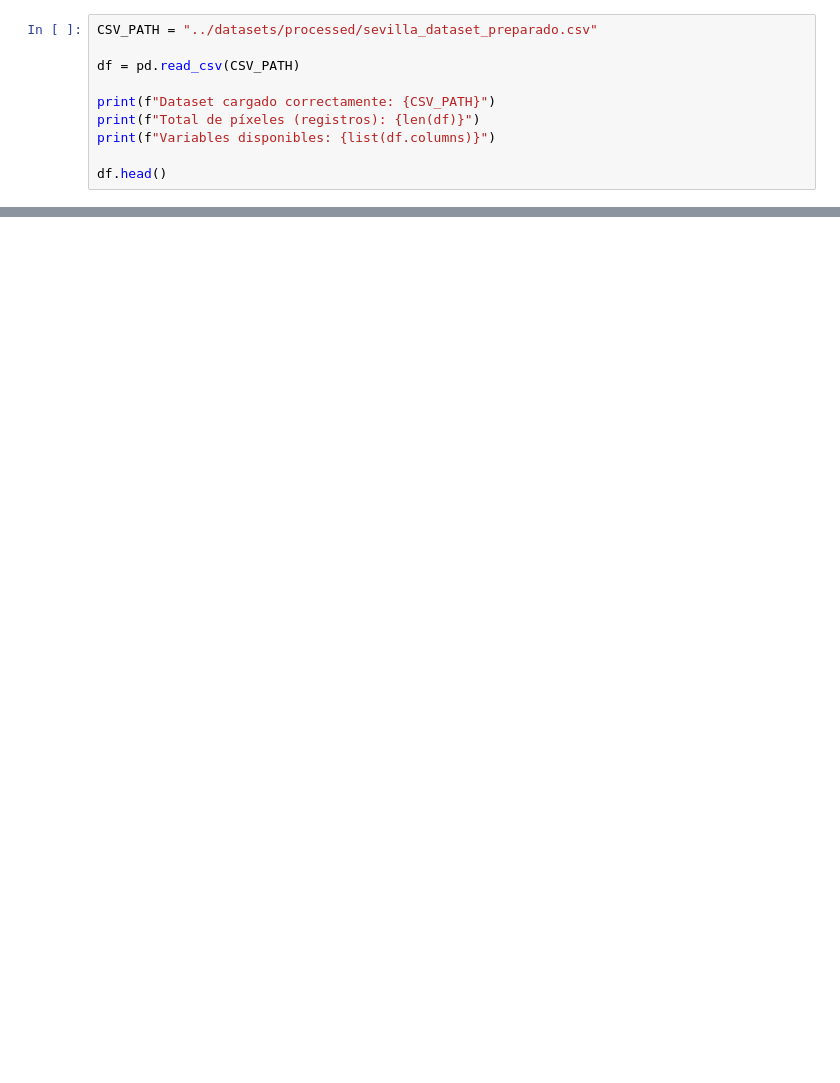
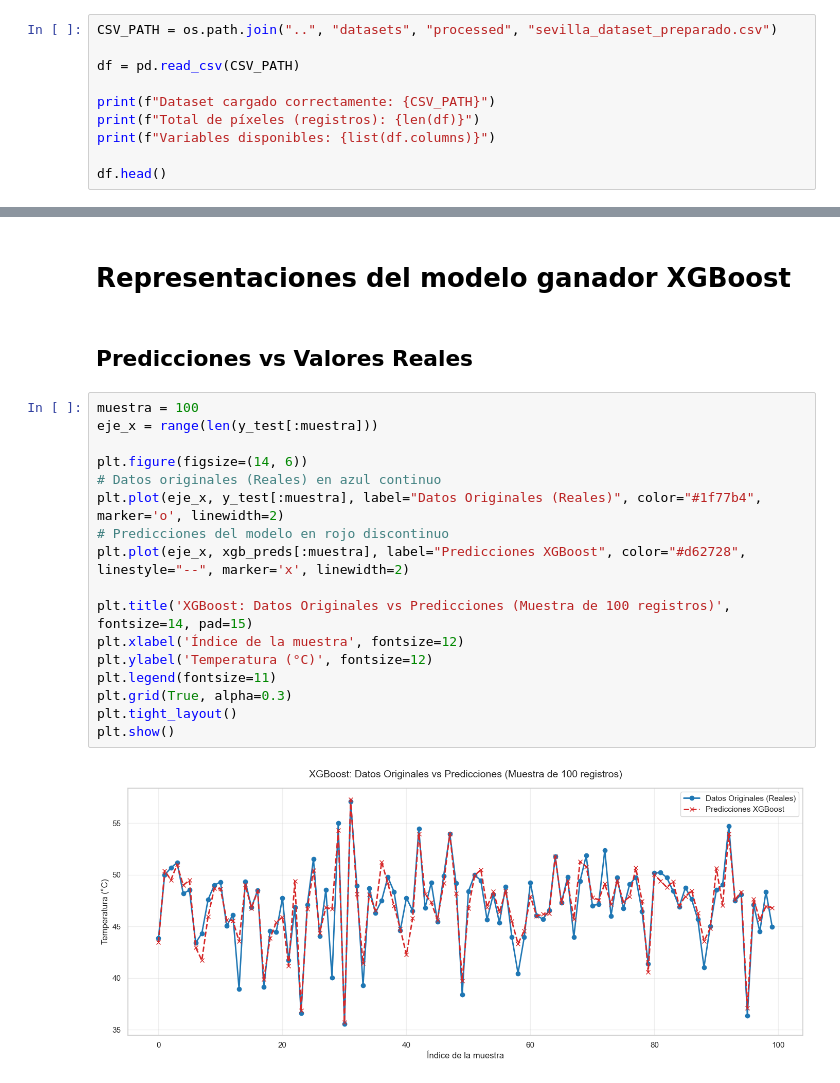
Before and after one commit to migueBarrera/uhi-sevilla-ml, a Jupyter notebook: notebooks/hito_05_modelado_validacion.ipynb, the cells around one changed output, grey strips where cells are left out. Saved outputs shown, nothing was run; the diff lists cells and outputs as text; blank space fills up the shorter version.

```diff
--- a/notebooks/hito_05_modelado_validacion.ipynb
+++ b/notebooks/hito_05_modelado_validacion.ipynb
@@ -22,7 +22,7 @@ from sklearn.ensemble import RandomForestRegressor
 import warnings
 warnings.filterwarnings('ignore')
 # %%
-CSV_PATH = "../datasets/processed/sevilla_dataset_preparado.csv"
+CSV_PATH = os.path.join("..", "datasets", "processed", "sevilla_dataset_preparado.csv")
 
 df = pd.read_csv(CSV_PATH)
 
@@ -240,0 +372,23 @@ plt.show()
+# %% [markdown]
+# Representaciones del modelo ganador XGBoost
+# %% [markdown]
+## Predicciones vs Valores Reales
+# %%
+muestra = 100
+eje_x = range(len(y_test[:muestra]))
+
+plt.figure(figsize=(14, 6))
+# Datos originales (Reales) en azul continuo
+plt.plot(eje_x, y_test[:muestra], label="Datos Originales (Reales)", color="#1f77b4", marker='o', linewidth=2)
+# Predicciones del modelo en rojo discontinuo
+plt.plot(eje_x, xgb_preds[:muestra], label="Predicciones XGBoost", color="#d62728", linestyle="--", marker='x', linewidth=2)
+
+plt.title('XGBoost: Datos Originales vs Predicciones (Muestra de 100 registros)', fontsize=14, pad=15)
+plt.xlabel('Índice de la muestra', fontsize=12)
+plt.ylabel('Temperatura (°C)', fontsize=12)
+plt.legend(fontsize=11)
+plt.grid(True, alpha=0.3)
+plt.tight_layout()
+plt.show()
+# %% [output]
+[figure, added]
```
Also changed, not shown: parts of 18 cells of this notebook, 17 other files.
